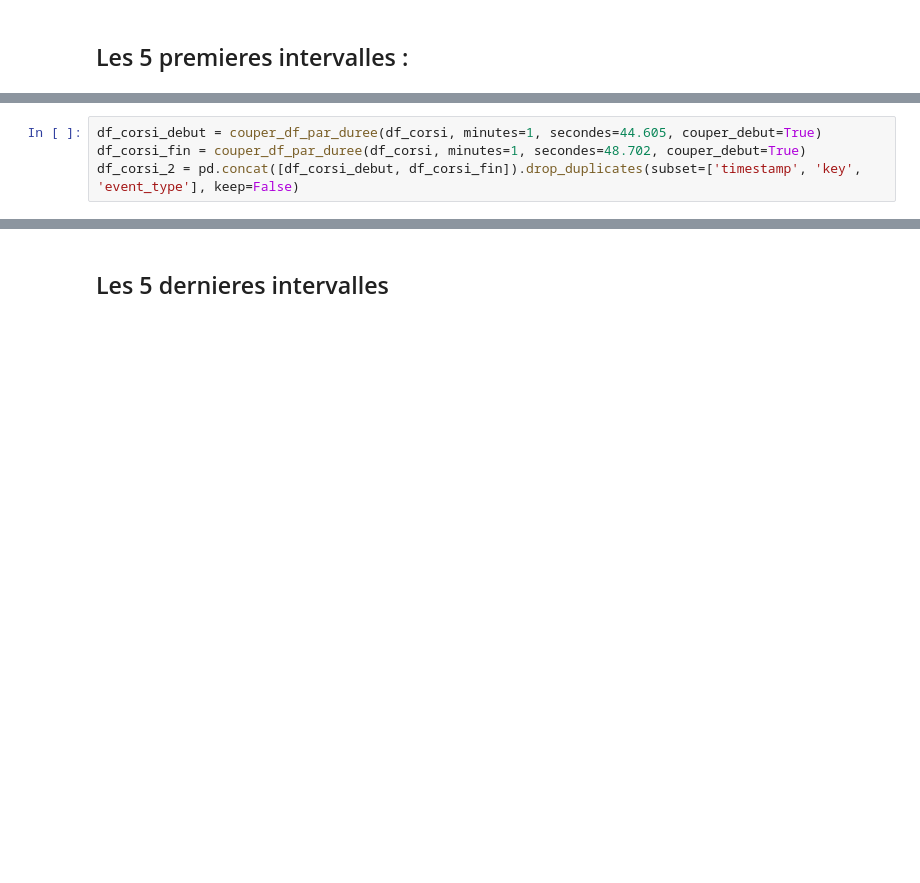
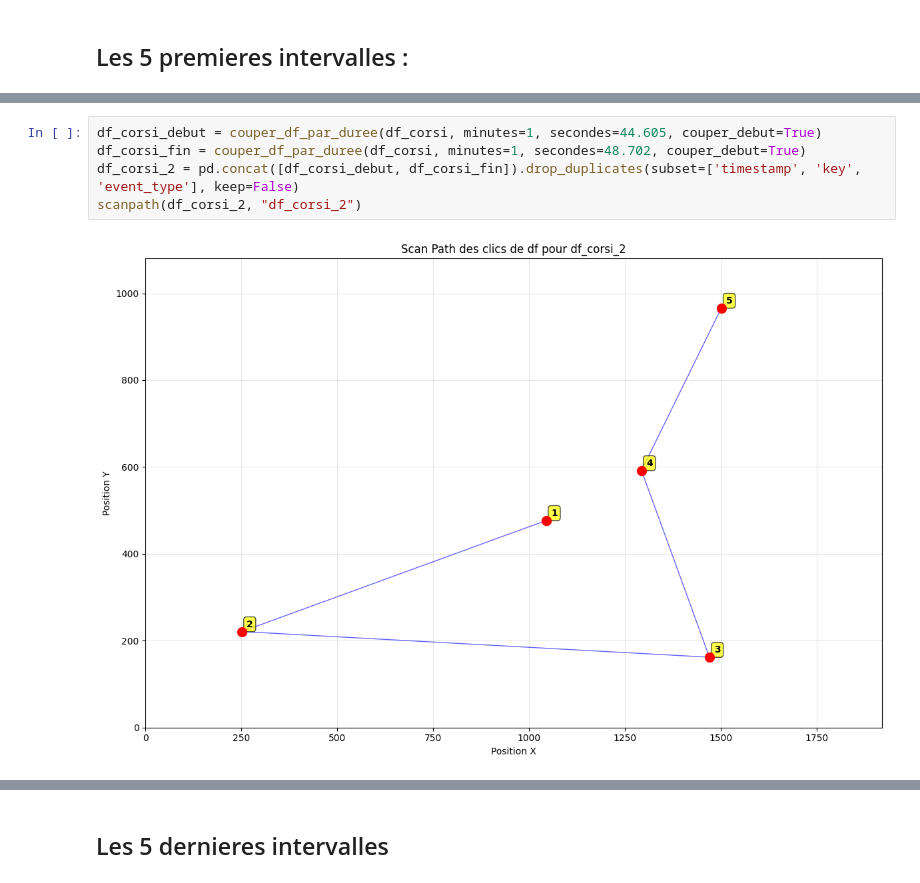
Before and after one commit to riada-zotiny/analyze_esport, a Jupyter notebook: analyzeDataCursorKey.ipynb, the cells around one changed output, grey strips where cells are left out. Saved outputs shown, nothing was run; the diff lists cells and outputs as text; blank space fills up the shorter version.

```diff
--- a/analyzeDataCursorKey.ipynb
+++ b/analyzeDataCursorKey.ipynb
@@ -634,4 +671,7 @@ df_corsi_1 = pd.concat([df_corsi_debut, df_corsi_fin]).drop_duplicates(subset=['
 # %%
 df_corsi_debut = couper_df_par_duree(df_corsi, minutes=1, secondes=44.605, couper_debut=True)
 df_corsi_fin = couper_df_par_duree(df_corsi, minutes=1, secondes=48.702, couper_debut=True)
 df_corsi_2 = pd.concat([df_corsi_debut, df_corsi_fin]).drop_duplicates(subset=['timestamp', 'key', 'event_type'], keep=False)
+scanpath(df_corsi_2, "df_corsi_2")
+# %% [output]
+[figure, added]
```
Also changed, not shown: parts of 11 cells of this notebook, 12 other files.
